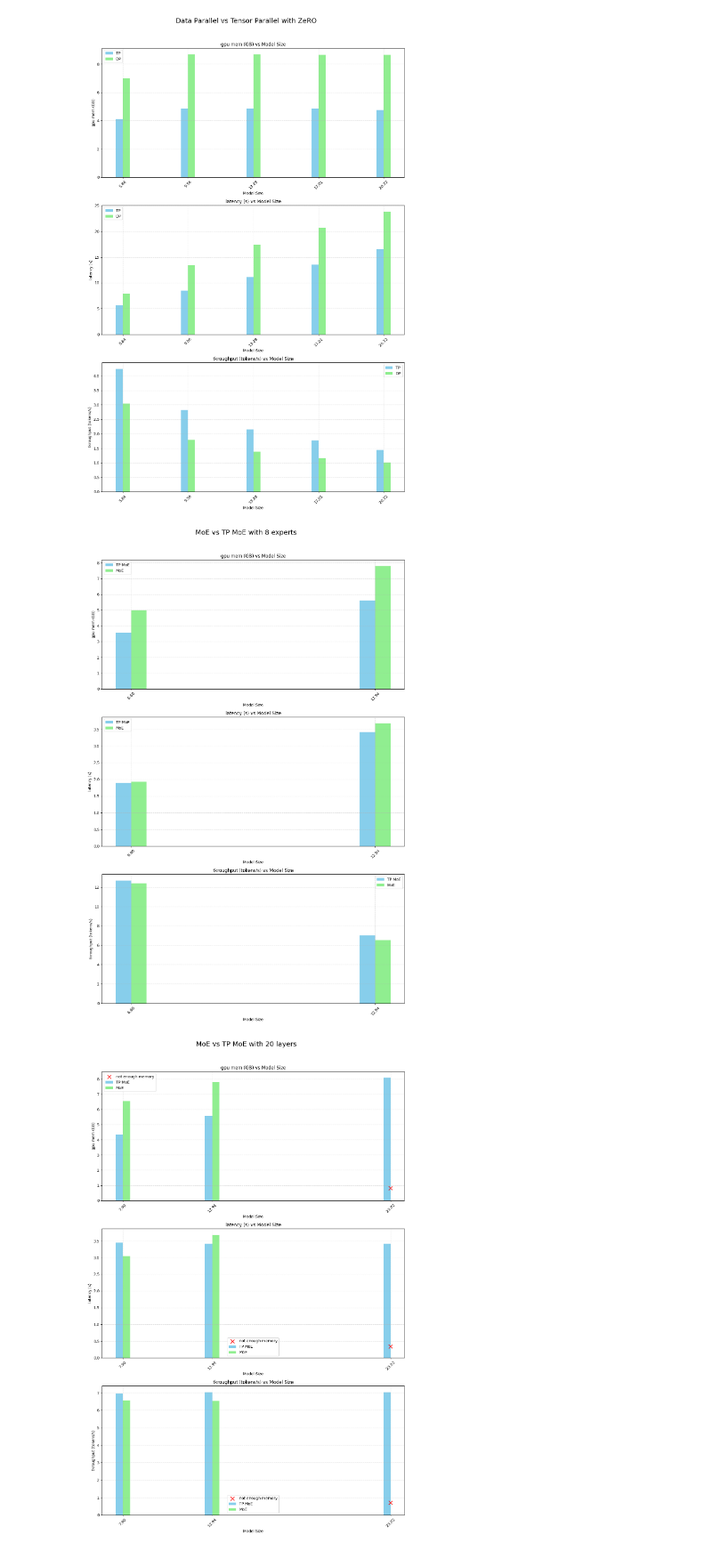
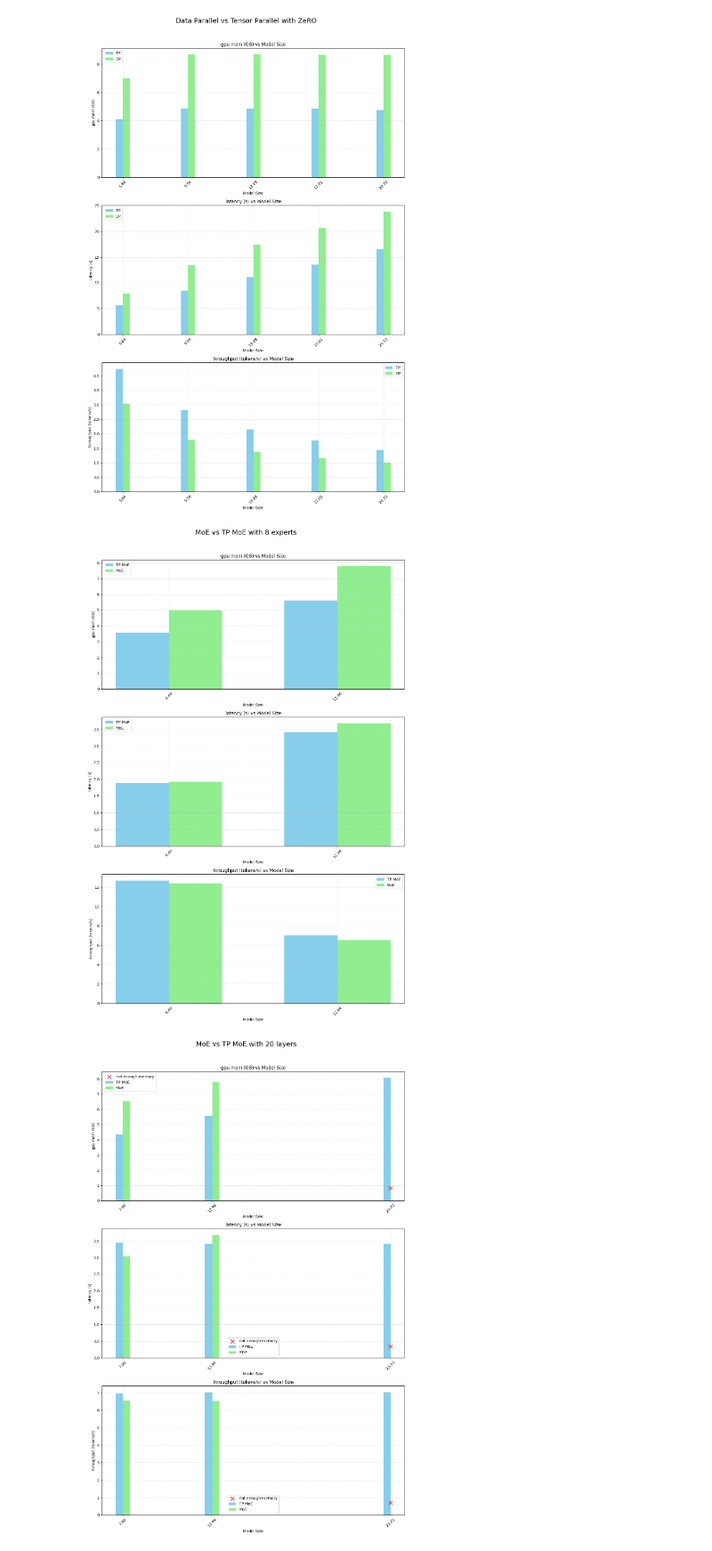
Before and after one commit to Arnoochka-Strudy/NIR, a Jupyter notebook: multi-gpu/megatron-deepspeed/results/results.ipynb, the cells around one changed output. Shown at 89% size. Cells and saved outputs as stored; diff of their text form; code cells hidden in the pictures.

```diff
--- a/multi-gpu/megatron-deepspeed/results/results.ipynb
+++ b/multi-gpu/megatron-deepspeed/results/results.ipynb
@@ -320,6 +250,8 @@ plt.show()
 
 fig, axes = plt.subplots(len(columns), 1, figsize=(12, 18))
 axes = axes.flatten()
+
+plt.subplots_adjust(hspace=0.1)
 
 fig.suptitle("MoE vs TP MoE with 8 experts", fontsize=18, y=1.02)
 
@@ -329,36 +261,36 @@ for idx, col in enumerate(columns):
     combined = combined.rename(columns={col: "tp"})
     # Добавляем значения из dp, если они есть
     if col in dp.columns:
         combined["dp"] = moe[moe["num experts"] == 8][col]
     else:
         combined["dp"] = np.nan
 
     x = combined["model size"]
     y_tp = combined["tp"]
     y_dp = combined["dp"]
 
     ax = axes[idx]
 
-    ax.bar(x - 0.2, y_tp, width=0.4, label="TP MoE", color='skyblue')
-    ax.bar(x + 0.2, y_dp, width=0.4, label="MoE", color='lightgreen')
+    ax.bar(x - 1.0, y_tp, width=2.0, label="TP MoE", color='skyblue')
+    ax.bar(x + 1.0, y_dp, width=2.0, label="MoE", color='lightgreen')
 
     missing_mask = pd.isna(y_dp)
     if missing_mask.any():
         y_cross = np.zeros(shape=(len(y_tp[missing_mask]),), dtype=np.float32) + 0.1 * y_tp[missing_mask].max()
         ax.scatter(x[missing_mask], y_cross, marker='x', color='red', s=100, label='not enough memory')
 
     ax.set_xlabel("Model Size")
     ax.set_ylabel(col)
     ax.set_title(f"{col} vs Model Size")
     ax.legend()
     ax.grid(True, linestyle='--', alpha=0.5)
     ax.tick_params(axis='x', rotation=45)
     ax.set_xticks(x)
 
 plt.tight_layout()
 plt.show()
 # %% [output]
-[figure, old version]
+[figure, new version]
 # %%
 
 fig, axes = plt.subplots(len(columns), 1, figsize=(12, 18))
```
Also changed, not shown: parts of 1 cell of this notebook.
